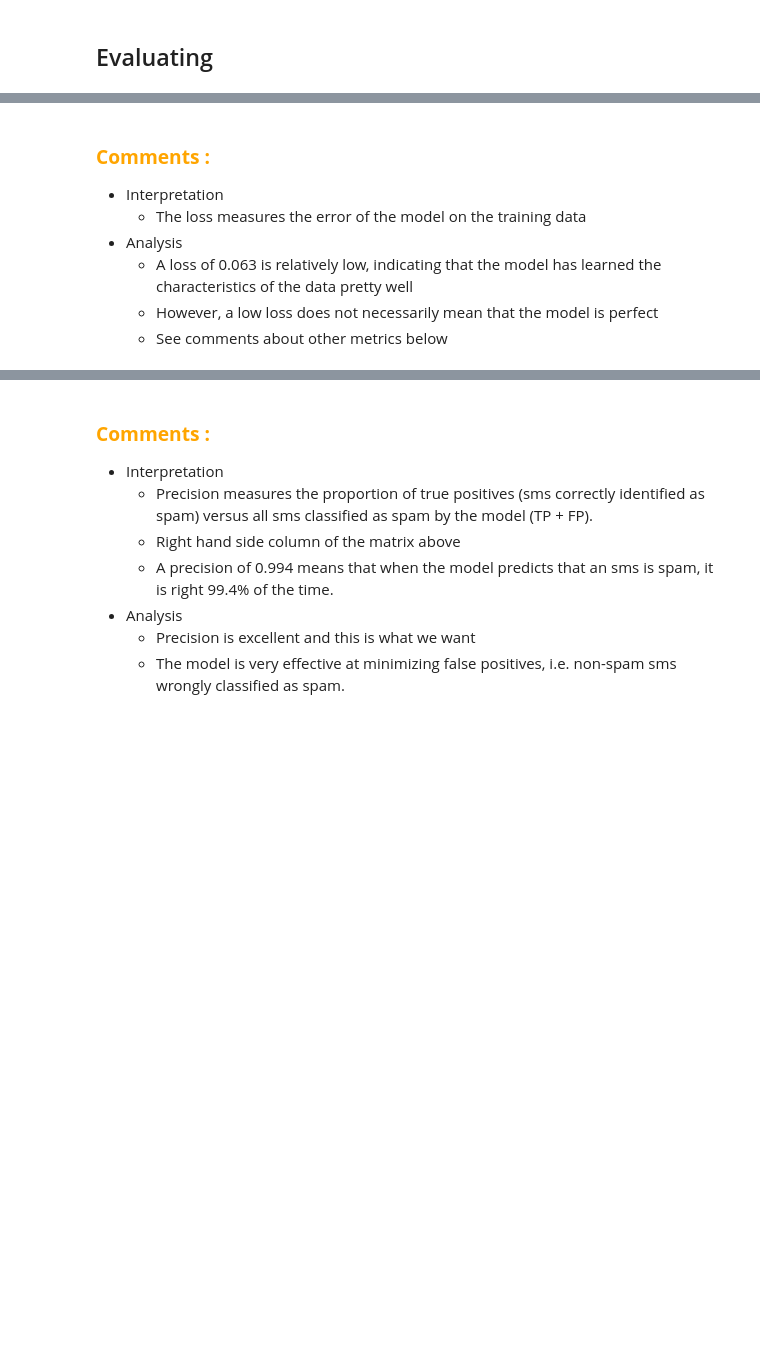
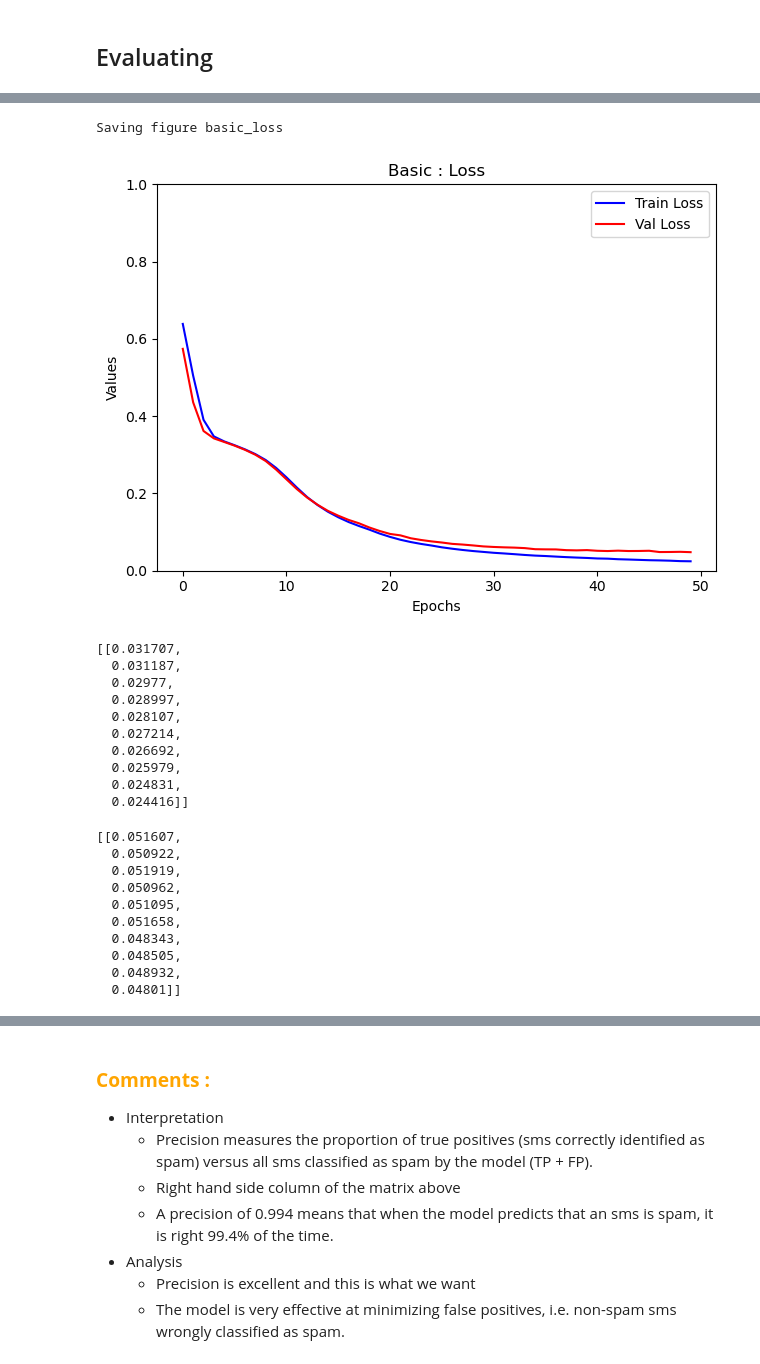
Before and after one commit to 40tude/02_Data-Science_Fullstack_march_2024, a Jupyter notebook: 07_deep_learning/99_Project_ATT/02_att.ipynb, the cells around one changed output, grey strips where cells are left out. Cells and saved outputs as stored; diff of their text form; code cells hidden in the pictures; blank space fills up the shorter version.

```diff
--- a/07_deep_learning/99_Project_ATT/02_att.ipynb
+++ b/07_deep_learning/99_Project_ATT/02_att.ipynb
@@ -631,11 +647,3 @@ display([[round(f, 6) for f in history.history['val_loss'][-10:]]])
-# %% [markdown]
-### <span style="color:orange"><b>Comments :</b></span>
-* Interpretation
-    * The loss measures the error of the model on the training data
-* Analysis
-    * A loss of 0.063 is relatively low, indicating that the model has learned the characteristics of the data pretty well
-    * However, a low loss does not necessarily mean that the model is perfect
-    * See comments about other metrics below
 # %% [markdown]
 ### <span style="color:orange"><b>Sync point :</b></span>
 
@@ -650,0 +667,41 @@ display([[round(f, 6) for f in history.history['val_loss'][-10:]]])
+# %%
+# "val_" stands for validation
+# history.history.keys()
+
+plt.plot(history.history["loss"], color="b", label="Train Loss")
+plt.plot(history.history["val_loss"], color="r", label="Val Loss")
+plt.ylabel("Values")
+plt.xlabel("Epochs")
+plt.title("Basic : Loss")
+plt.legend()
+plt.ylim(0,1)
+save_fig("basic_loss", "png")
+plt.show()
+
+
+# display(history.history['loss'][-10:])
+display([[round(f, 6) for f in history.history['loss'][-10:]]])
+display([[round(f, 6) for f in history.history['val_loss'][-10:]]])
+# %% [output]
+Saving figure basic_loss
+[figure, added]
+[[0.031707,
+  0.031187,
+  0.02977,
+  0.028997,
+  0.028107,
+  0.027214,
+  0.026692,
+  0.025979,
+  0.024831,
+  0.024416]]
+[[0.051607,
+  0.050922,
+  0.051919,
+  0.050962,
+  0.051095,
+  0.051658,
+  0.048343,
+  0.048505,
+  0.048932,
+  0.04801]]
```
Also changed, not shown: parts of 53 cells of this notebook, 17 other files.
